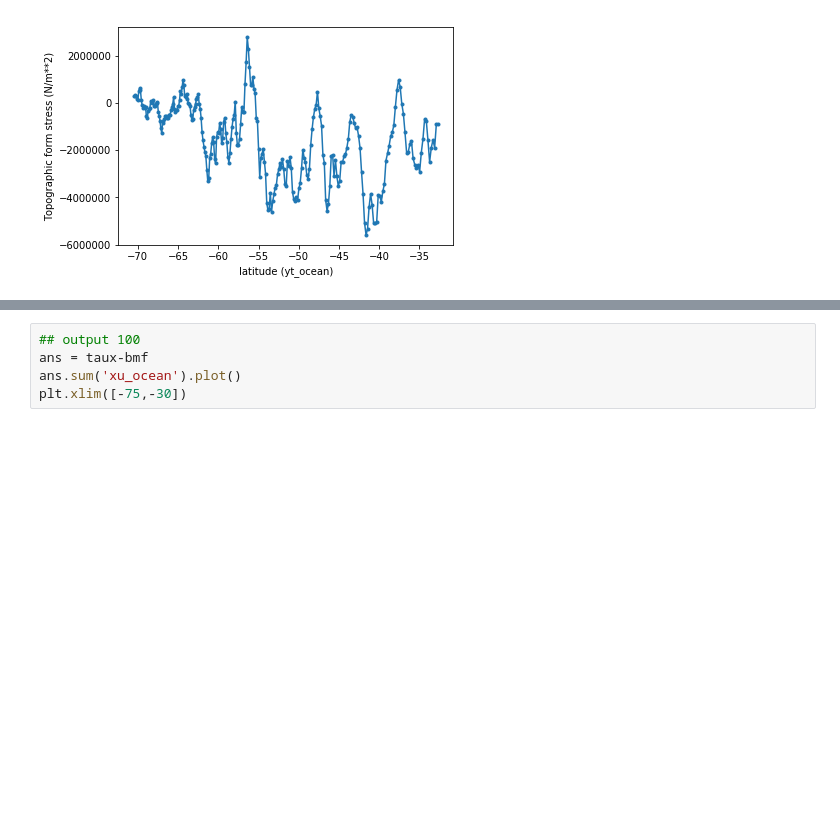
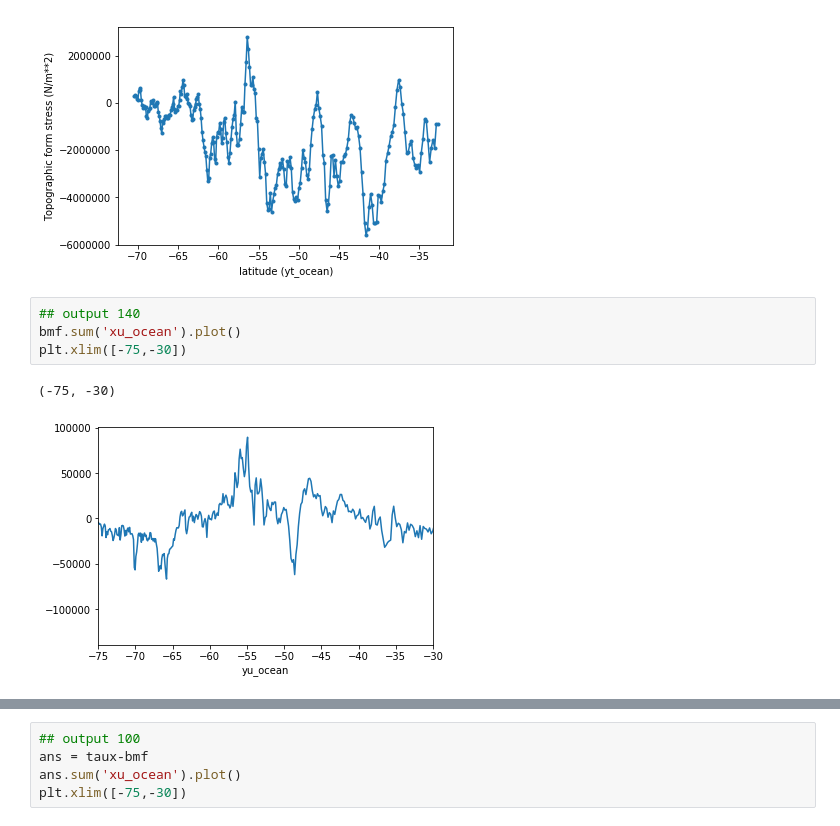
Before and after one commit to CHUANGWANGPHYSICS/MOM025, a Jupyter notebook: Topog stress_mom025_06-10-17 fric wind fluctuation.ipynb, the cells around one changed output, grey strips where cells are left out. Saved outputs shown, nothing was run; the diff lists cells and outputs as text; blank space fills up the shorter version.

```diff
--- a/Topog stress_mom025_06-10-17 fric wind fluctuation.ipynb
+++ b/Topog stress_mom025_06-10-17 fric wind fluctuation.ipynb
@@ -59,3 +66,10 @@ plt.ylabel('Topographic form stress (N/m**2)')
 # %% [output]
 <matplotlib.text.Text at 0x...>
 [figure]
+# %%
+## output 140
+bmf.sum('xu_ocean').plot()
+plt.xlim([-75,-30])
+# %% [output]
+(-75, -30)
+[figure, added]
```
Also changed, not shown: parts of 7 cells of this notebook.
